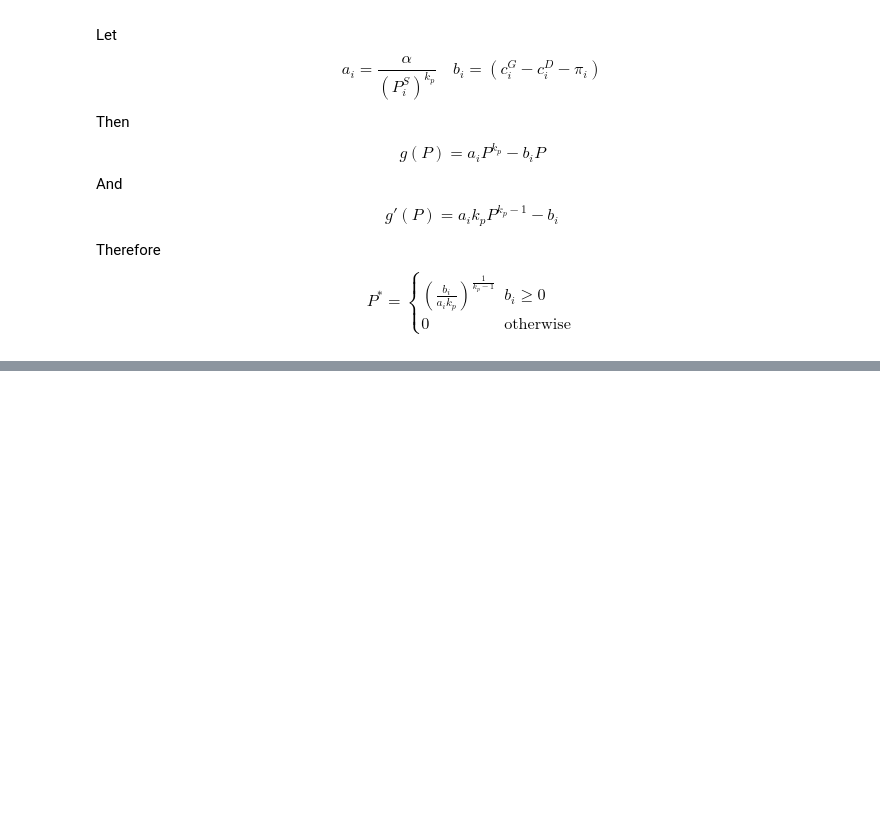
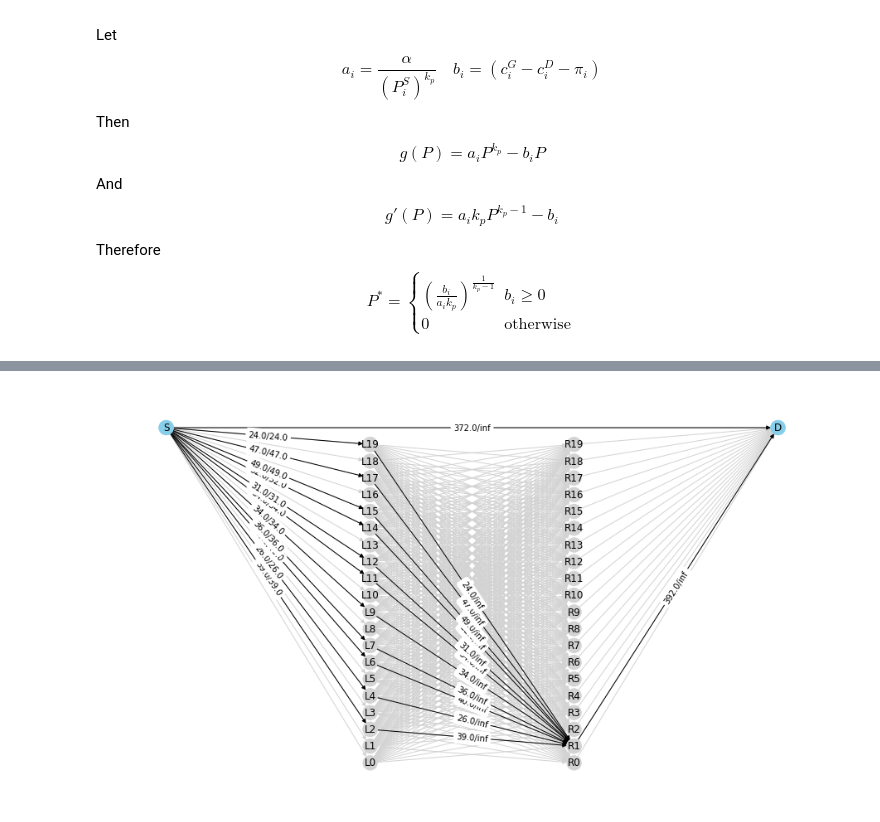
Before and after one commit to youlei202/research-Battery-MEC, a Jupyter notebook: simulation.ipynb, the cells around one changed output, grey strips where cells are left out. Cells and saved outputs as stored; diff of their text form; code cells hidden in the pictures; blank space fills up the shorter version.

```diff
--- a/simulation.ipynb
+++ b/simulation.ipynb
@@ -147,0 +141,4 @@ array([[0., 0., 0.],
+# %%
+problem.subproblem_1.visualize_flow()
+# %% [output]
+[figure, added]
```
Also changed, not shown: parts of 16 cells of this notebook, 2 other files.
